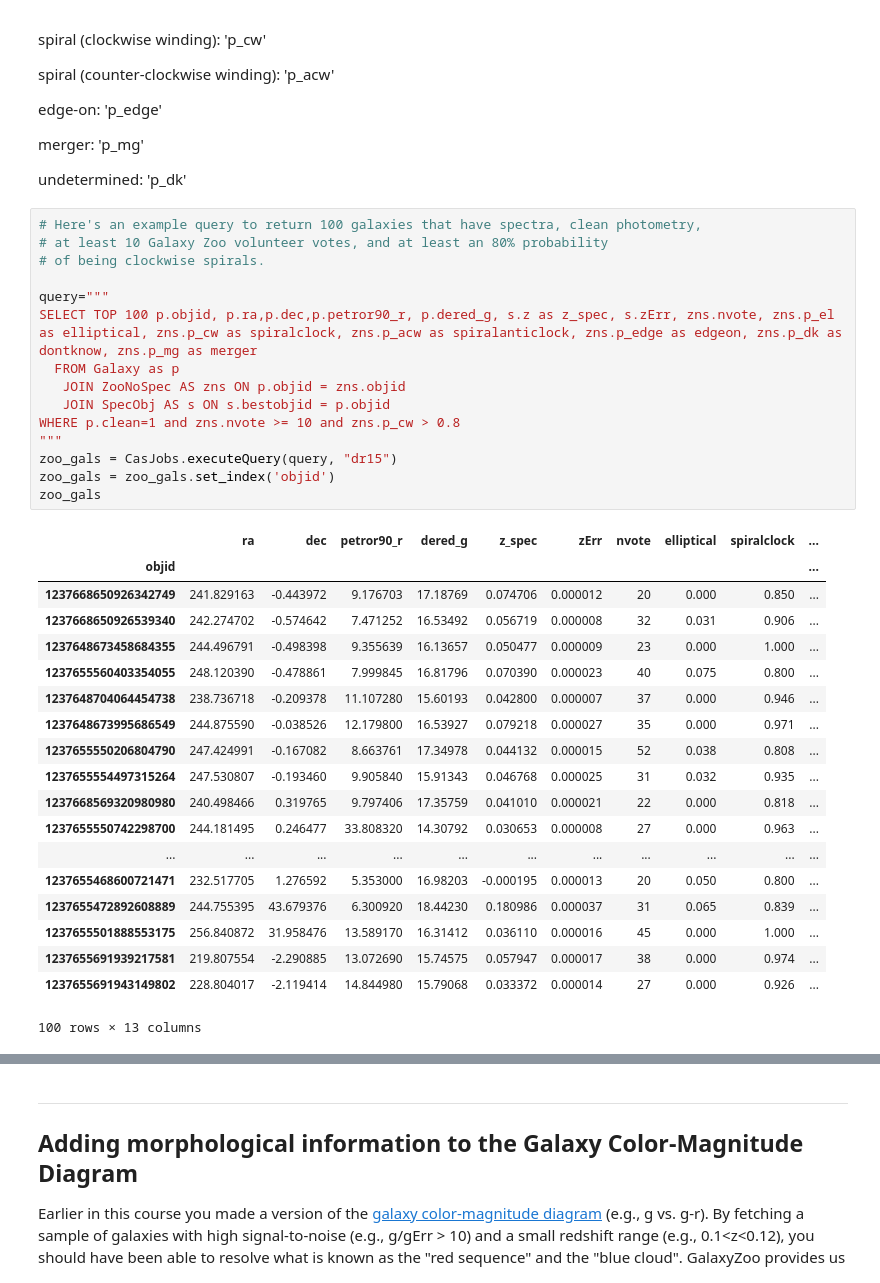
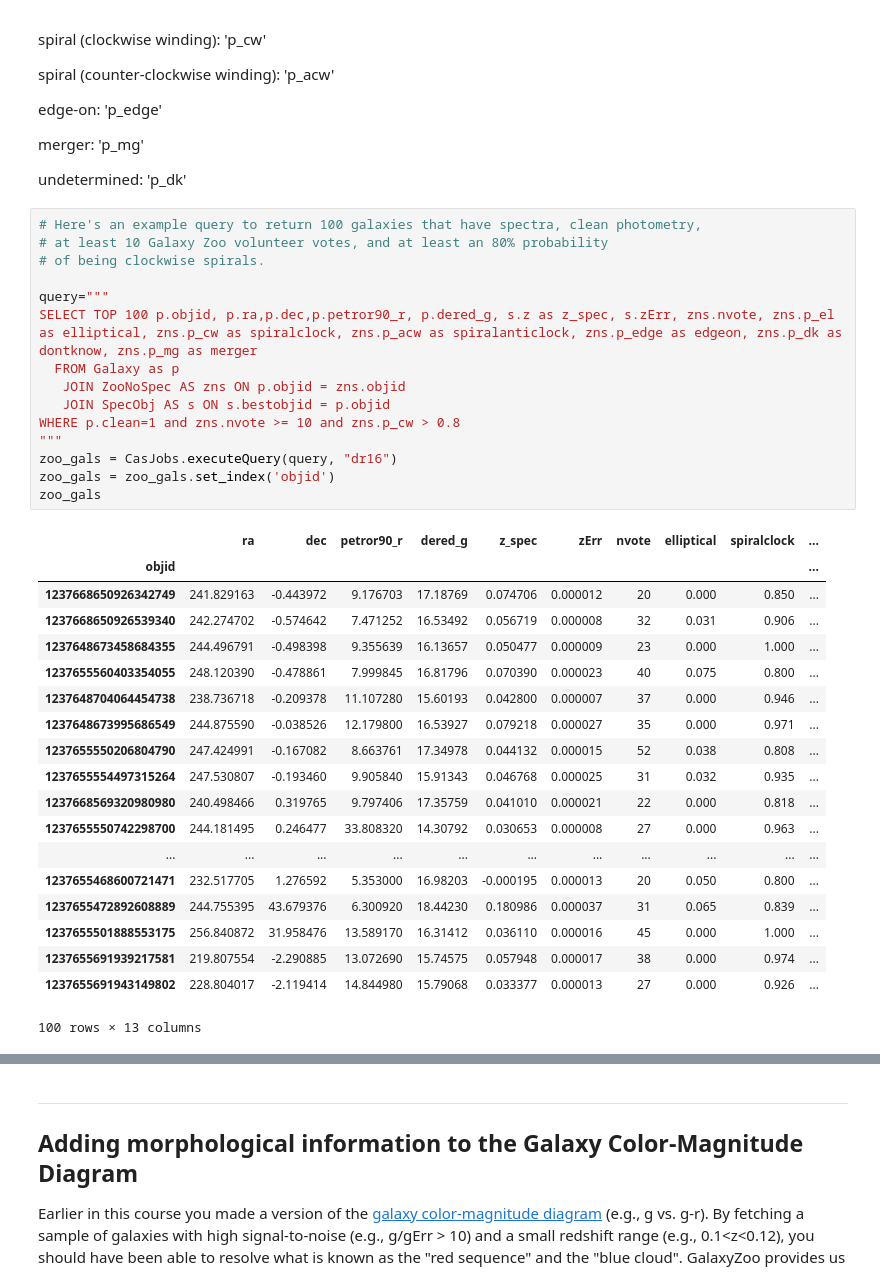
Before and after one commit to brittlundgren/ASTR420, a Jupyter notebook: HW_tutorial_4_soln.ipynb, the cells around one changed output, grey strips where cells are left out. Drawn from its saved outputs; the diff is of its cells as text.

```diff
--- a/HW_tutorial_4_soln.ipynb
+++ b/HW_tutorial_4_soln.ipynb
@@ -77,36 +77,36 @@ undetermined: 'p_dk'
 # Here's an example query to return 100 galaxies that have spectra, clean photometry,
 # at least 10 Galaxy Zoo volunteer votes, and at least an 80% probability
 # of being clockwise spirals.
 
 query="""
 SELECT TOP 100 p.objid, p.ra,p.dec,p.petror90_r, p.dered_g, s.z as z_spec, s.zErr, zns.nvote, zns.p_el as elliptical, zns.p_cw as spiralclock, zns.p_acw as spiralanticlock, zns.p_edge as edgeon, zns.p_dk as dontknow, zns.p_mg as merger
   FROM Galaxy as p
    JOIN ZooNoSpec AS zns ON p.objid = zns.objid
    JOIN SpecObj AS s ON s.bestobjid = p.objid
 WHERE p.clean=1 and zns.nvote >= 10 and zns.p_cw > 0.8
 """
-zoo_gals = CasJobs.executeQuery(query, "dr15")
+zoo_gals = CasJobs.executeQuery(query, "dr16")
 zoo_gals = zoo_gals.set_index('objid')
 zoo_gals
 # %% [output]
 |  | ra | dec | petror90_r | dered_g | z_spec | zErr | nvote | elliptical | spiralclock | ... |
 | objid |  |  |  |  |  |  |  |  |  | ... |
 | 1237668650926342749 | 241.829163 | -0.443972 | 9.176703 | 17.18769 | 0.074706 | 0.000012 | 20 | 0.000 | 0.850 | ... |
 | 1237668650926539340 | 242.274702 | -0.574642 | 7.471252 | 16.53492 | 0.056719 | 0.000008 | 32 | 0.031 | 0.906 | ... |
 | 1237648673458684355 | 244.496791 | -0.498398 | 9.355639 | 16.13657 | 0.050477 | 0.000009 | 23 | 0.000 | 1.000 | ... |
 | 1237655560403354055 | 248.120390 | -0.478861 | 7.999845 | 16.81796 | 0.070390 | 0.000023 | 40 | 0.075 | 0.800 | ... |
 | 1237648704064454738 | 238.736718 | -0.209378 | 11.107280 | 15.60193 | 0.042800 | 0.000007 | 37 | 0.000 | 0.946 | ... |
 | 1237648673995686549 | 244.875590 | -0.038526 | 12.179800 | 16.53927 | 0.079218 | 0.000027 | 35 | 0.000 | 0.971 | ... |
 | 1237655550206804790 | 247.424991 | -0.167082 | 8.663761 | 17.34978 | 0.044132 | 0.000015 | 52 | 0.038 | 0.808 | ... |
 | 1237655554497315264 | 247.530807 | -0.193460 | 9.905840 | 15.91343 | 0.046768 | 0.000025 | 31 | 0.032 | 0.935 | ... |
 | 1237668569320980980 | 240.498466 | 0.319765 | 9.797406 | 17.35759 | 0.041010 | 0.000021 | 22 | 0.000 | 0.818 | ... |
 | 1237655550742298700 | 244.181495 | 0.246477 | 33.808320 | 14.30792 | 0.030653 | 0.000008 | 27 | 0.000 | 0.963 | ... |
 | ... | ... | ... | ... | ... | ... | ... | ... | ... | ... | ... |
 | 1237655468600721471 | 232.517705 | 1.276592 | 5.353000 | 16.98203 | -0.000195 | 0.000013 | 20 | 0.050 | 0.800 | ... |
 | 1237655472892608889 | 244.755395 | 43.679376 | 6.300920 | 18.44230 | 0.180986 | 0.000037 | 31 | 0.065 | 0.839 | ... |
 | 1237655501888553175 | 256.840872 | 31.958476 | 13.589170 | 16.31412 | 0.036110 | 0.000016 | 45 | 0.000 | 1.000 | ... |
-| 1237655691939217581 | 219.807554 | -2.290885 | 13.072690 | 15.74575 | 0.057947 | 0.000017 | 38 | 0.000 | 0.974 | ... |
-| 1237655691943149802 | 228.804017 | -2.119414 | 14.844980 | 15.79068 | 0.033372 | 0.000014 | 27 | 0.000 | 0.926 | ... |
+| 1237655691939217581 | 219.807554 | -2.290885 | 13.072690 | 15.74575 | 0.057948 | 0.000017 | 38 | 0.000 | 0.974 | ... |
+| 1237655691943149802 | 228.804017 | -2.119414 | 14.844980 | 15.79068 | 0.033377 | 0.000013 | 27 | 0.000 | 0.926 | ... |
 100 rows × 13 columns
 # %% [markdown]
 #### **Your turn:  In the cell below, write a search of the [zoo2MainSpecz](https://skyserver.sdss.org/dr12/en/help/browser/browser.aspx#&&history=description+zoo2MainSpecz+U) Table to retrieve the major types of galaxies in the Hubble's "Tuning Fork" diagram.  Measure the average color for a large sample of each.**
```
Also changed, not shown: parts of 21 cells of this notebook.
